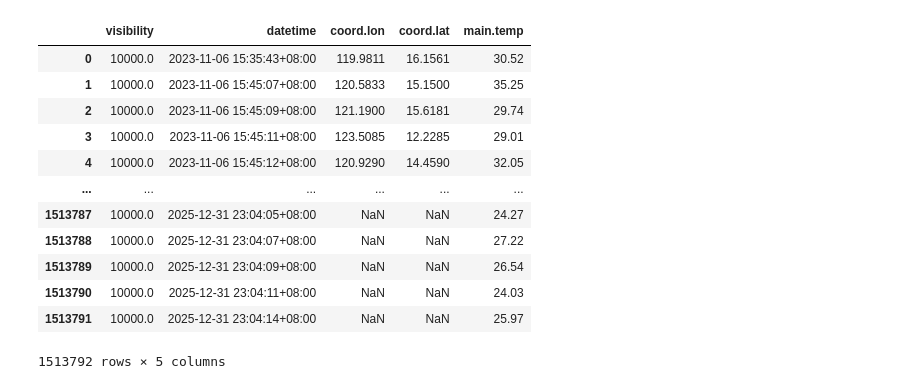
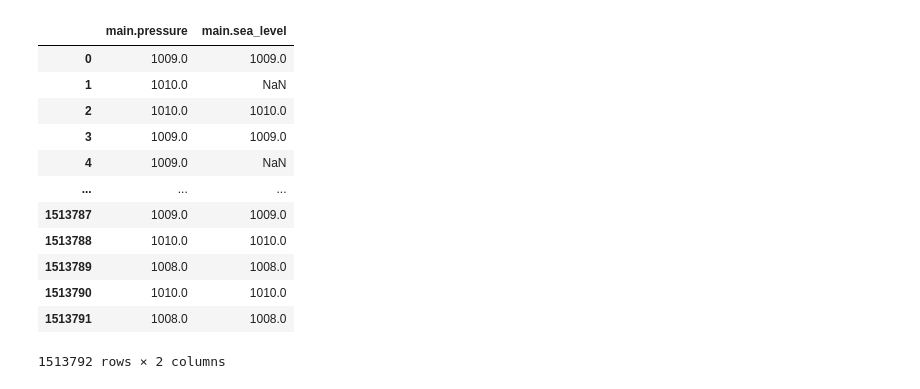
Before and after one commit to Lanzero225/Python-Notebooks, a Jupyter notebook: Philippine Weather/weather.ipynb, the cells around one changed output. Drawn from its saved outputs; the diff is of its cells as text; code cells hidden in the pictures.

```diff
--- a/Philippine Weather/weather.ipynb
+++ b/Philippine Weather/weather.ipynb
@@ -4,10 +7,16 @@ import pandas as pd
 
 directories = pd.period_range('2023-11', '2025-12', freq='M').strftime('%Y%m').tolist()
 dfs = []
+#Sample File Link
+#https://github.com/Lanzero225/Python-Notebooks/blob/main/Philippine%20Weather/Data/202311_CombinedData.csv
 
 for i in directories:
-    path = f'Data/{i}/{i}_CombinedData.csv/{i}_CombinedData.csv'
-    dfs.append(pd.read_csv(path))
+    url = (
+        "https://raw.githubusercontent.com/"
+        "Lanzero225/Python-Notebooks/main/"
+        f"Philippine%20Weather/Data/{i}_CombinedData.csv"
+    )
+    dfs.append(pd.read_csv(url))
 
 weather_dataframe = pd.concat(dfs, ignore_index=True)
 # %%
@@ -15,20 +105,20 @@ weather_dataframe.info(show_counts=True)
 # %%
 columns = list(weather_dataframe.columns)
-weather_dataframe[columns[:5]]
+weather_dataframe[['main.pressure', 'main.sea_level']]
 # %% [output]
-|  | visibility | datetime | coord.lon | coord.lat | main.temp |
-| 0 | 10000.0 | 2023-11-06 15:35:43+08:00 | 119.9811 | 16.1561 | 30.52 |
-| 1 | 10000.0 | 2023-11-06 15:45:07+08:00 | 120.5833 | 15.1500 | 35.25 |
-| 2 | 10000.0 | 2023-11-06 15:45:09+08:00 | 121.1900 | 15.6181 | 29.74 |
-| 3 | 10000.0 | 2023-11-06 15:45:11+08:00 | 123.5085 | 12.2285 | 29.01 |
-| 4 | 10000.0 | 2023-11-06 15:45:12+08:00 | 120.9290 | 14.4590 | 32.05 |
-| ... | ... | ... | ... | ... | ... |
-| 1513787 | 10000.0 | 2025-12-31 23:04:05+08:00 | NaN | NaN | 24.27 |
-| 1513788 | 10000.0 | 2025-12-31 23:04:07+08:00 | NaN | NaN | 27.22 |
-| 1513789 | 10000.0 | 2025-12-31 23:04:09+08:00 | NaN | NaN | 26.54 |
-| 1513790 | 10000.0 | 2025-12-31 23:04:11+08:00 | NaN | NaN | 24.03 |
-| 1513791 | 10000.0 | 2025-12-31 23:04:14+08:00 | NaN | NaN | 25.97 |
+|  | main.pressure | main.sea_level |
+| 0 | 1009.0 | 1009.0 |
+| 1 | 1010.0 | NaN |
+| 2 | 1010.0 | 1010.0 |
+| 3 | 1009.0 | 1009.0 |
+| 4 | 1009.0 | NaN |
+| ... | ... | ... |
+| 1513787 | 1009.0 | 1009.0 |
+| 1513788 | 1010.0 | 1010.0 |
+| 1513789 | 1008.0 | 1008.0 |
+| 1513790 | 1010.0 | 1010.0 |
+| 1513791 | 1008.0 | 1008.0 |
-1513792 rows × 5 columns
+1513792 rows × 2 columns
 # %%
 categorical_weather_labels = ['weather.main','weather.description','weather.id','weather.icon']
 time_location_labels = ['datetime','sys.sunrise','sys.sunset','coord.lat','coord.lon','city_name']
```
Also changed, not shown: parts of 17 cells of this notebook.
